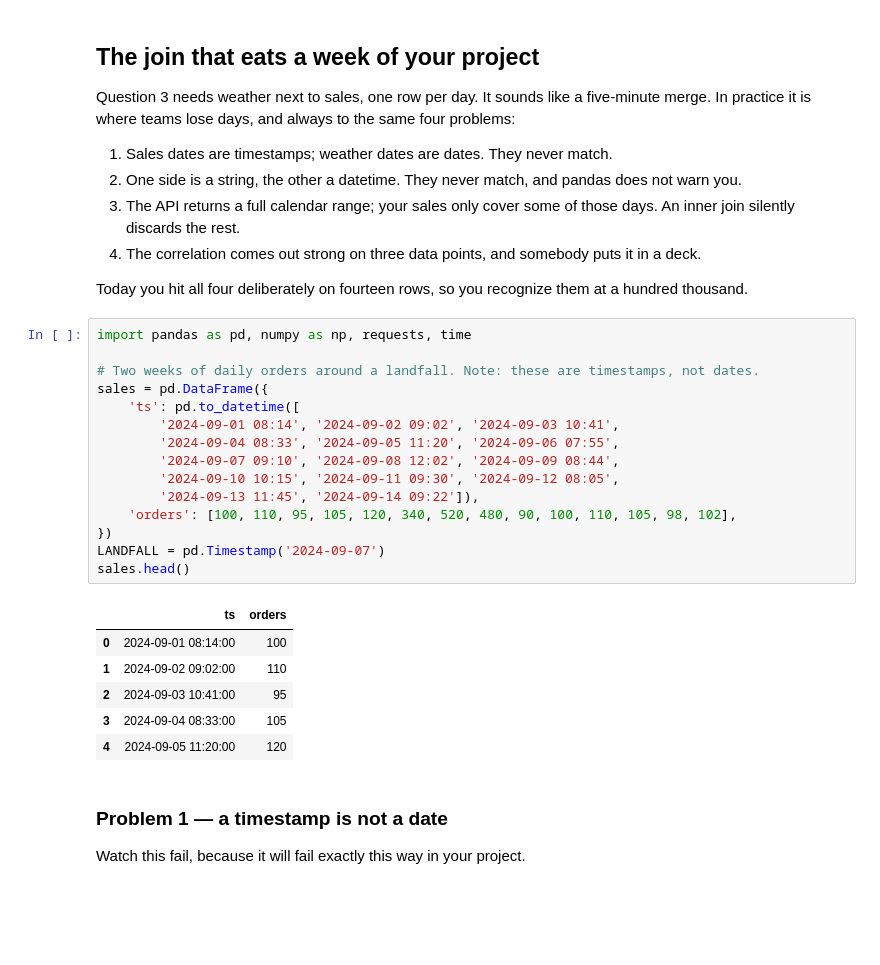
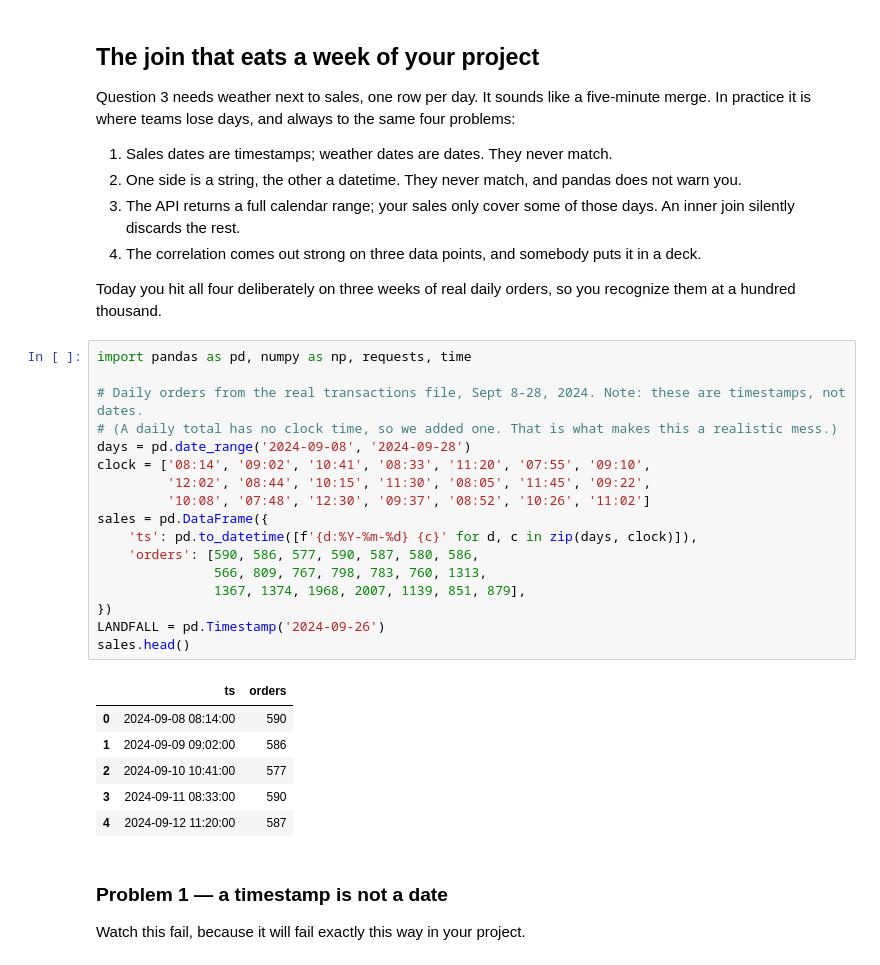
Before and after one commit to simichakravarty16/walmart-hurricane-project, a Jupyter notebook: notebooks/scratch/2026-10-21 — Weather API Join — Studio.ipynb, the cells around one changed output. Saved outputs shown, nothing was run; the diff lists cells and outputs as text; blank space fills up the shorter version.

```diff
--- a/notebooks/scratch/2026-10-21 — Weather API Join — Studio.ipynb
+++ b/notebooks/scratch/2026-10-21 — Weather API Join — Studio.ipynb
@@ -16,29 +128,31 @@ Question 3 needs weather next to sales, one row per day. It sounds like a five-m
 3. The API returns a full calendar range; your sales only cover some of those days. An inner join silently discards the rest.
 4. The correlation comes out strong on three data points, and somebody puts it in a deck.
 
-Today you hit all four deliberately on fourteen rows, so you recognize them at a hundred thousand.
+Today you hit all four deliberately on three weeks of real daily orders, so you recognize them at a hundred thousand.
-# %%
-import pandas as pd, numpy as np, requests, time
-
-# Two weeks of daily orders around a landfall. Note: these are timestamps, not dates.
-sales = pd.DataFrame({
-    'ts': pd.to_datetime([
-        '2024-09-01 08:14', '2024-09-02 09:02', '2024-09-03 10:41',
-        '2024-09-04 08:33', '2024-09-05 11:20', '2024-09-06 07:55',
-        '2024-09-07 09:10', '2024-09-08 12:02', '2024-09-09 08:44',
-        '2024-09-10 10:15', '2024-09-11 09:30', '2024-09-12 08:05',
-        '2024-09-13 11:45', '2024-09-14 09:22']),
-    'orders': [100, 110, 95, 105, 120, 340, 520, 480, 90, 100, 110, 105, 98, 102],
-})
-LANDFALL = pd.Timestamp('2024-09-07')
-sales.head()
-# %% [output]
-|  | ts | orders |
-| 0 | 2024-09-01 08:14:00 | 100 |
-| 1 | 2024-09-02 09:02:00 | 110 |
-| 2 | 2024-09-03 10:41:00 | 95 |
-| 3 | 2024-09-04 08:33:00 | 105 |
-| 4 | 2024-09-05 11:20:00 | 120 |
+# %%
+import pandas as pd, numpy as np, requests, time
+
+# Daily orders from the real transactions file, Sept 8-28, 2024. Note: these are timestamps, not dates.
+# (A daily total has no clock time, so we added one. That is what makes this a realistic mess.)
+days = pd.date_range('2024-09-08', '2024-09-28')
+clock = ['08:14', '09:02', '10:41', '08:33', '11:20', '07:55', '09:10',
+         '12:02', '08:44', '10:15', '11:30', '08:05', '11:45', '09:22',
+         '10:08', '07:48', '12:30', '09:37', '08:52', '10:26', '11:02']
+sales = pd.DataFrame({
+    'ts': pd.to_datetime([f'{d:%Y-%m-%d} {c}' for d, c in zip(days, clock)]),
+    'orders': [590, 586, 577, 590, 587, 580, 586,
+               566, 809, 767, 798, 783, 760, 1313,
+               1367, 1374, 1968, 2007, 1139, 851, 879],
+})
+LANDFALL = pd.Timestamp('2024-09-26')
+sales.head()
+# %% [output]
+|  | ts | orders |
+| 0 | 2024-09-08 08:14:00 | 590 |
+| 1 | 2024-09-09 09:02:00 | 586 |
+| 2 | 2024-09-10 10:41:00 | 577 |
+| 3 | 2024-09-11 08:33:00 | 590 |
+| 4 | 2024-09-12 11:20:00 | 587 |
 # %% [markdown]
 ### Problem 1 — a timestamp is not a date
 
```
Also changed, not shown: parts of 49 cells of this notebook.
